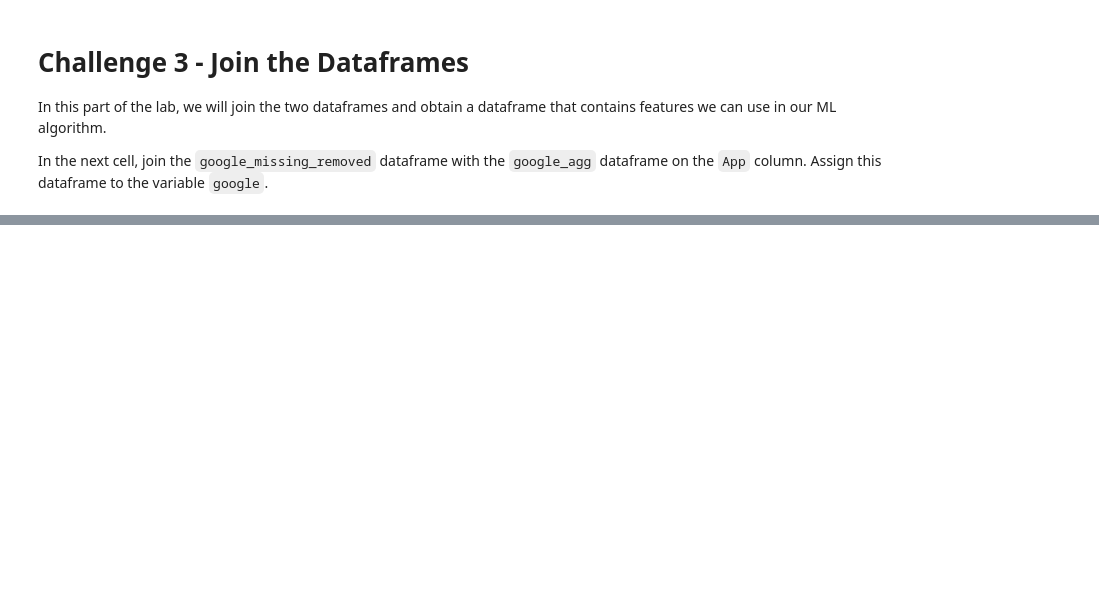
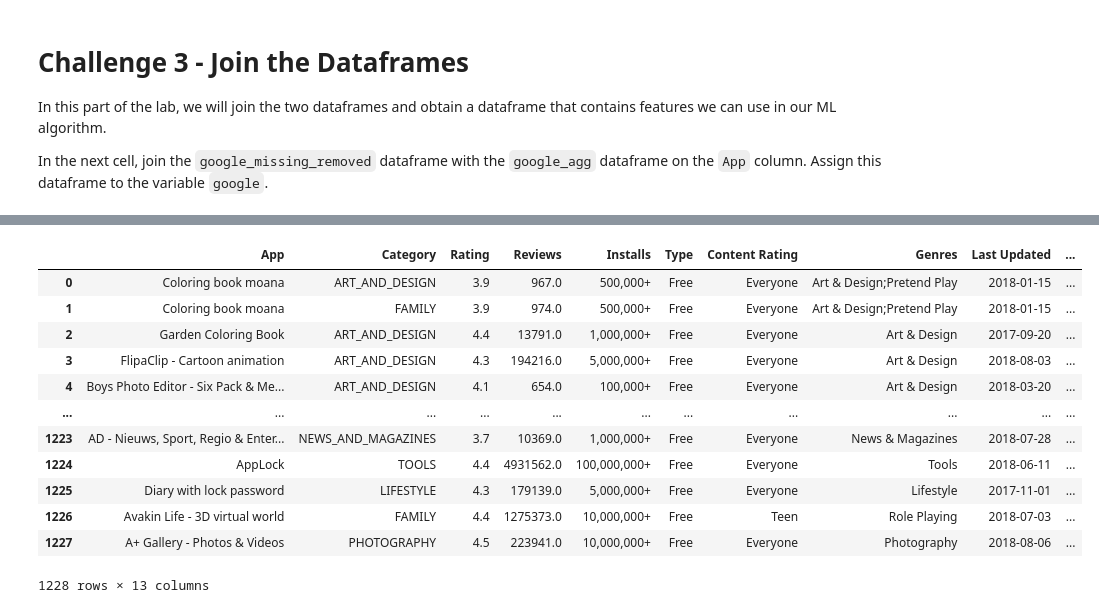
Before and after one commit to ta-data-lis/lab-supervised-learning-feature-extraction, a Jupyter notebook: your-code/notebooks/main.ipynb, the cells around one changed output, grey strips where cells are left out. Saved outputs shown, nothing was run; the diff lists cells and outputs as text; code cells hidden in the pictures; blank space fills up the shorter version.

```diff
--- a/your-code/notebooks/main.ipynb
+++ b/your-code/notebooks/main.ipynb
@@ -485,3 +513,8 @@ As of Pandas v0.23.4, you may opt to supply an array or an object to `agg()`. If
+# %%
+# Your code here:
+google_agg = review_missing_removed.groupby('App').agg(
+    {'Sentiment': lambda x: positive_function(x), 'App': 'count'}).rename(
+    columns = {'Sentiment': 'Positive', 'App': 'Total'})
 # %% [markdown]
 Print the first 5 rows of `google_agg` to check it.
 # %%
@@ -494,0 +535,7 @@ Make sure to account for the case where the denominator is zero using the `np.wh
+# %%
+# Your code here:
+# Like this?
+google_agg['Positive Ratio'] = np.where((google_agg['Positive']) / (google_agg['Total'] != 0),
+                      google_agg['Positive'] / google_agg['Total'], 0)
+
+google_agg
@@ -496,6 +558,7 @@ Make sure to account for the case where the denominator is zero using the `np.wh
 #### Now drop the `Positive` and `Total` columns. Do this with `inplace=True`.
 # %%
 # Your code here:
+google_agg.drop(columns = ['Positive', 'Total'], inplace = True)
 # %% [markdown]
 Print the first 5 rows of `google_agg`. Your output should look like:
 
@@ -513,6 +583,29 @@ In the next cell, join the `google_missing_removed` dataframe with the `google_a
+# %%
+# Your code here:
+'''
+Like this? Merging and not joining maybe? BTW, I'm so traumatized with merging after my last project
+that I don't even know anymore, like, this is ok? Is it not duplicating things to infinity, maybe? lol
+How about using how = 'left'? or maybe 'outer'?
+'''
+google = pd.merge(google_missing_removed, google_agg, on = 'App')
 # %% [markdown]
 #### Let's look at the final result using the `head()` function. Your final product should look like:
 
 ![Final Product](../images/google-final-head.png)
 # %%
 # Your code here:
+google
+# %% [output]
+|  | App | Category | Rating | Reviews | Installs | Type | Content Rating | Genres | Last Updated | ... |
+| 0 | Coloring book moana | ART_AND_DESIGN | 3.9 | 967.0 | 500,000+ | Free | Everyone | Art & Design;Pretend Play | 2018-01-15 | ... |
+| 1 | Coloring book moana | FAMILY | 3.9 | 974.0 | 500,000+ | Free | Everyone | Art & Design;Pretend Play | 2018-01-15 | ... |
+| 2 | Garden Coloring Book | ART_AND_DESIGN | 4.4 | 13791.0 | 1,000,000+ | Free | Everyone | Art & Design | 2017-09-20 | ... |
+| 3 | FlipaClip - Cartoon animation | ART_AND_DESIGN | 4.3 | 194216.0 | 5,000,000+ | Free | Everyone | Art & Design | 2018-08-03 | ... |
+| 4 | Boys Photo Editor - Six Pack & Me... | ART_AND_DESIGN | 4.1 | 654.0 | 100,000+ | Free | Everyone | Art & Design | 2018-03-20 | ... |
+| ... | ... | ... | ... | ... | ... | ... | ... | ... | ... | ... |
+| 1223 | AD - Nieuws, Sport, Regio & Enter... | NEWS_AND_MAGAZINES | 3.7 | 10369.0 | 1,000,000+ | Free | Everyone | News & Magazines | 2018-07-28 | ... |
+| 1224 | AppLock | TOOLS | 4.4 | 4931562.0 | 100,000,000+ | Free | Everyone | Tools | 2018-06-11 | ... |
+| 1225 | Diary with lock password | LIFESTYLE | 4.3 | 179139.0 | 5,000,000+ | Free | Everyone | Lifestyle | 2017-11-01 | ... |
+| 1226 | Avakin Life - 3D virtual world | FAMILY | 4.4 | 1275373.0 | 10,000,000+ | Free | Teen | Role Playing | 2018-07-03 | ... |
+| 1227 | A+ Gallery - Photos & Videos | PHOTOGRAPHY | 4.5 | 223941.0 | 10,000,000+ | Free | Everyone | Photography | 2018-08-06 | ... |
+1228 rows × 13 columns
```
Also changed, not shown: parts of 12 cells of this notebook.
